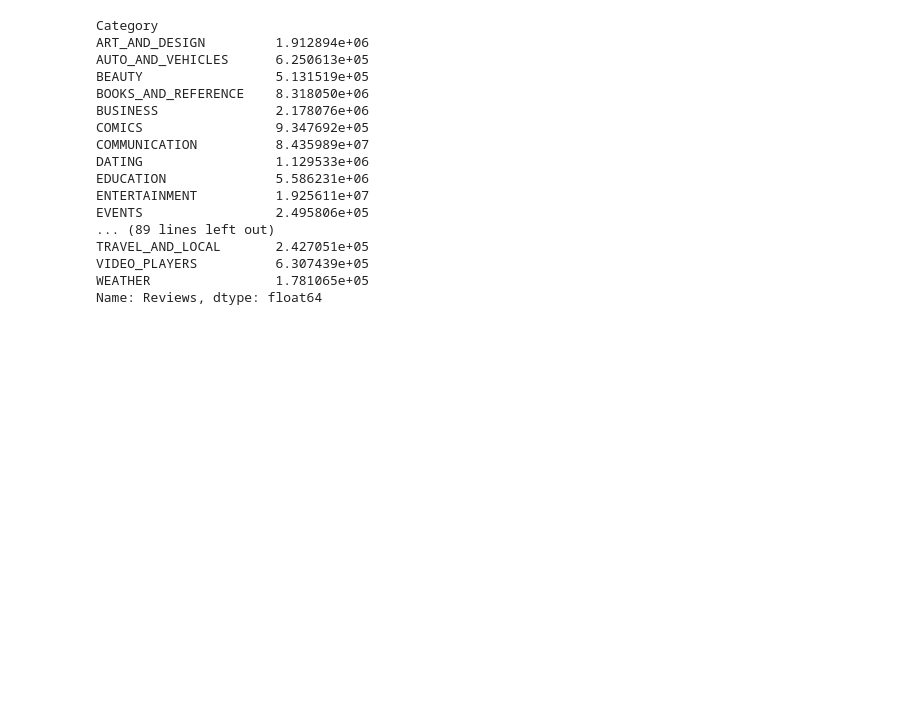
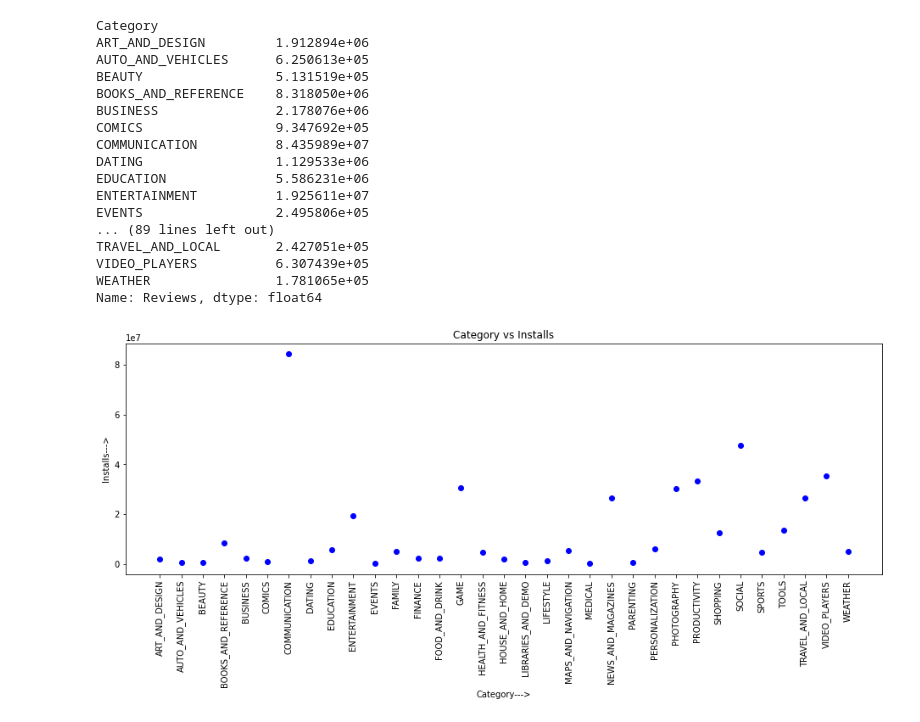
Before and after one commit to imazfar/PlayStore-EDA, a Jupyter notebook: PlayStore_Project_Analysis.ipynb, the cells around one changed output. Saved outputs shown, nothing was run; the diff lists cells and outputs as text; code cells hidden in the pictures; blank space fills up the shorter version.

```diff
--- a/PlayStore_Project_Analysis.ipynb
+++ b/PlayStore_Project_Analysis.ipynb
@@ -284,3 +284,13 @@ TRAVEL_AND_LOCAL       2.427051e+05
 VIDEO_PLAYERS          6.307439e+05
 WEATHER                1.781065e+05
 Name: Reviews, dtype: float64
+# %%
+plt.figure(figsize=(16,5))
+plt.plot(x, 'ro', color='Blue')
+plt.xticks(rotation=90)
+plt.title('Category vs Installs')
+plt.xlabel('Category--->')
+plt.ylabel('Installs--->')
+plt.show()
+# %% [output]
+[figure, added]
```
Also changed, not shown: parts of 2 cells of this notebook.
